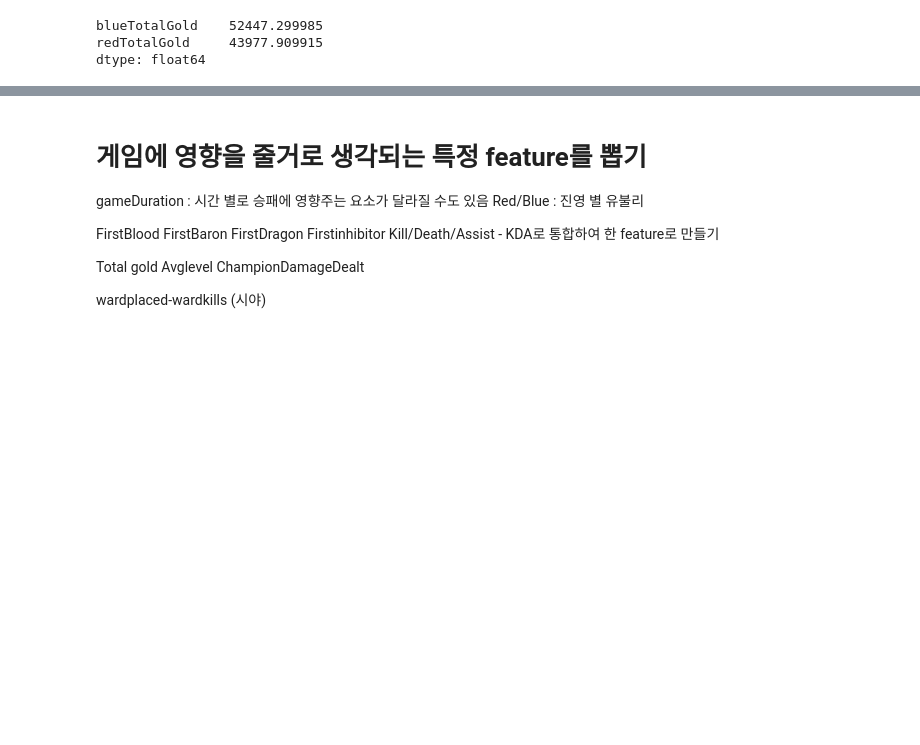
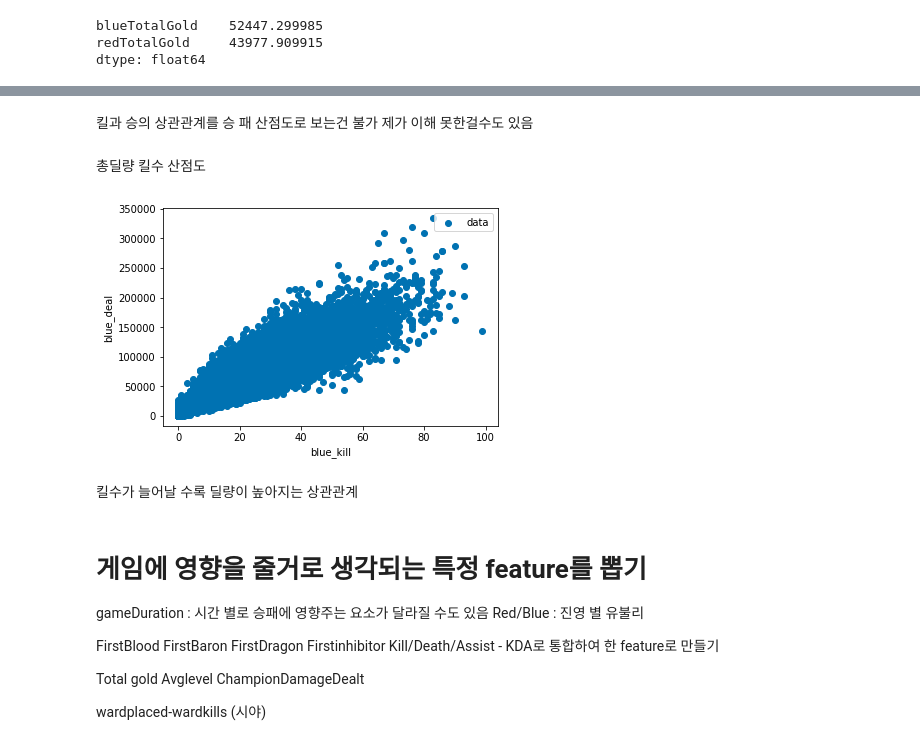
Before and after one commit to Recorder08/Recorder08.github.io, a Jupyter notebook: aix.ipynb, the cells around one changed output, grey strips where cells are left out. Saved outputs shown, nothing was run; the diff lists cells and outputs as text; code cells hidden in the pictures; blank space fills up the shorter version.

```diff
--- a/aix.ipynb
+++ b/aix.ipynb
@@ -156,3 +227,23 @@ dtype: float64
+# %% [markdown]
+킬과 승의 상관관계를 승 패 산점도로 보는건 불가 제가 이해 못한걸수도 있음
+# %% [markdown]
+총딜량 킬수 산점도
+# %%
+blue_kill = challenger_df['blueKills']
+blue_deal = challenger_df['blueChampionDamageDealt']
+body = pd.DataFrame(
+    {'blue_kill': blue_kill, 'blue_deal': blue_deal}
+)
+plt.scatter( body['blue_kill'], body['blue_deal'], label = "data")
+
+plt.legend(loc = "best")
+plt.xlabel('blue_kill')
+plt.ylabel('blue_deal')
+plt.show()
+# %% [output]
+[figure, added]
+# %% [markdown]
+킬수가 늘어날 수록 딜량이 높아지는 상관관계
 # %% [markdown]
 # 게임에 영향을 줄거로 생각되는 특정 feature를 뽑기
 gameDuration : 시간 별로 승패에 영향주는 요소가 달라질 수도 있음
```
Also changed, not shown: parts of 54 cells of this notebook.
